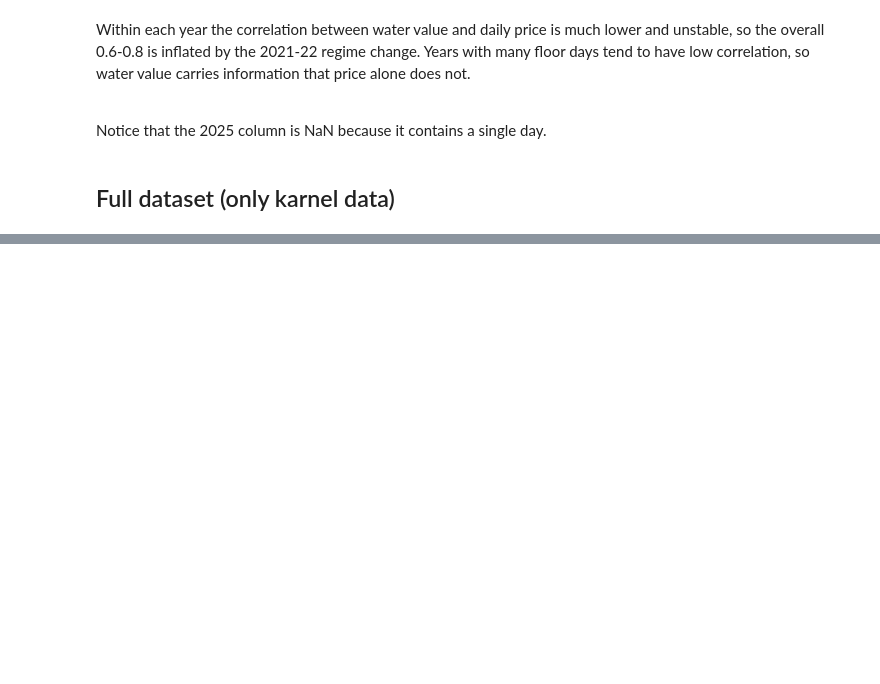
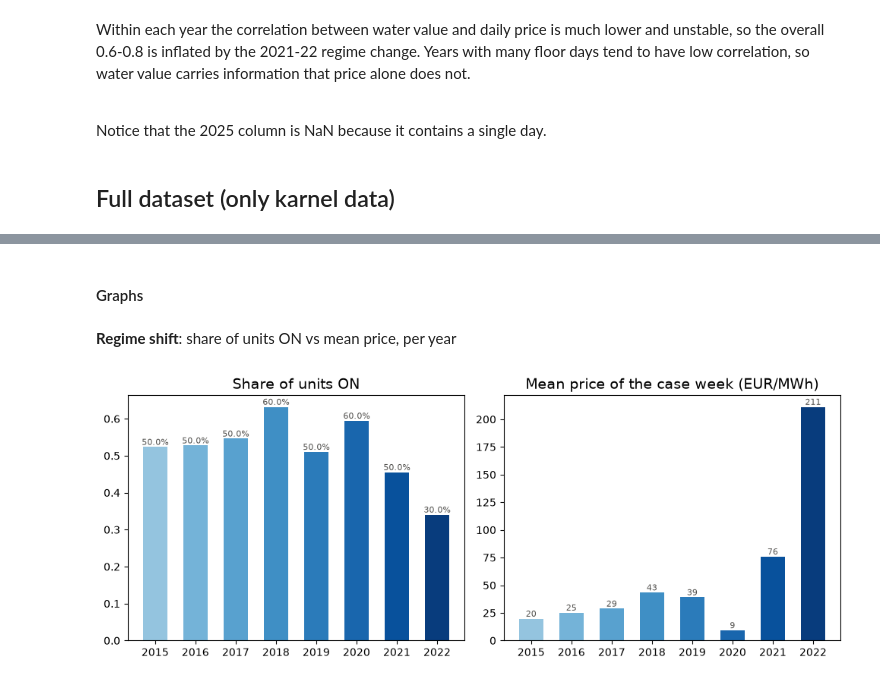
Before and after one commit to LukaAgostini/MMLP_project, a Jupyter notebook: notebook/EDA_Luca.ipynb, the cells around one changed output, grey strips where cells are left out. Saved outputs shown, nothing was run; the diff lists cells and outputs as text; code cells hidden in the pictures; blank space fills up the shorter version.

Commit message:
Sanity check and basic EDA on the complete dataset

```diff
--- a/notebook/EDA_Luca.ipynb
+++ b/notebook/EDA_Luca.ipynb
@@ -791,3 +791,7 @@ Notice that the 2025 column is NaN because it contains a single day.
 # %%
 # importing the specific class
 from data_loaders import Training_set
+# %%
+ts = Training_set()
+X, Y = ts.create_dataset, ts.create_labels
+print('X', X.shape, '| Y', Y.shape,)
@@ -793,0 +802,7 @@ from data_loaders import Training_set
+# %%
+starts = Y.index.get_level_values('starttime')
+print('X: hourly, no gaps   :', (X.index.to_series().diff().dropna() == pd.Timedelta('1h')).all())
+print('X: range             :', X.index.min(), '->', X.index.max())
+print('X: NaNs              :', int(X.isna().sum().sum()))
+print('Y: values in {0,1}   :', set(np.unique(Y.values)) == {0, 1})
+print('Y: cases, last start :', starts.nunique(), starts.max().date())
@@ -793,0 +845,27 @@ from data_loaders import Training_set
+# %% [markdown]
+#### Graphs
+# %% [markdown]
+**Regime shift**: share of units ON vs mean price, per year
+# %%
+yr = starts.unique().year
+# mean price of each case week
+wk = X.price.rolling(168).mean().shift(-167).reindex(starts.unique())
+
+per_year = pd.DataFrame({'on_rate': Y.mean(axis=1).groupby(starts.year).mean(), 'mean_price': wk.groupby(yr).mean()})
+
+years = per_year.index
+colors = plt.cm.Blues(np.linspace(0.4, 0.95, len(years)))
+
+fig, ax = plt.subplots(1, 2, figsize=(10,4), sharex=True)
+for a, c, t in zip(ax, per_year, ['Share of units ON', 'Mean price of the case week (EUR/MWh)']):
+    a.bar(per_year.index, per_year[c], color=colors, width=.6)
+    a.set_title(t, fontsize=14)
+    a.grid(axis='x', visible=False)
+
+    for x, v in per_year[c].items():
+        a.text(x, v, f'{round(v, 1) * 100}%' if c == 'on_rate' else f'{v:.0f}', ha='center', va='bottom', fontsize=8, color='#52514e')
+
+plt.tight_layout()
+plt.show()
+# %% [output]
+[figure, added]
```
Also changed, not shown: parts of 7 cells of this notebook.
